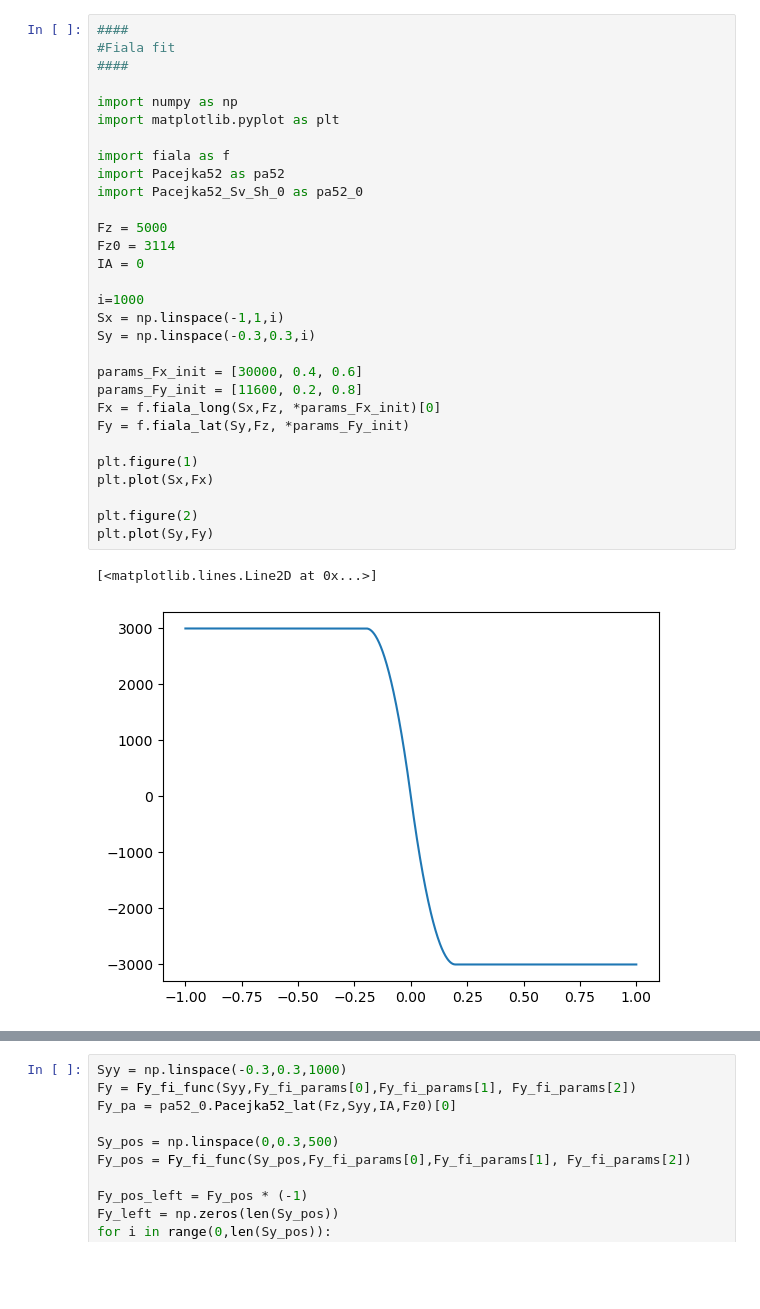
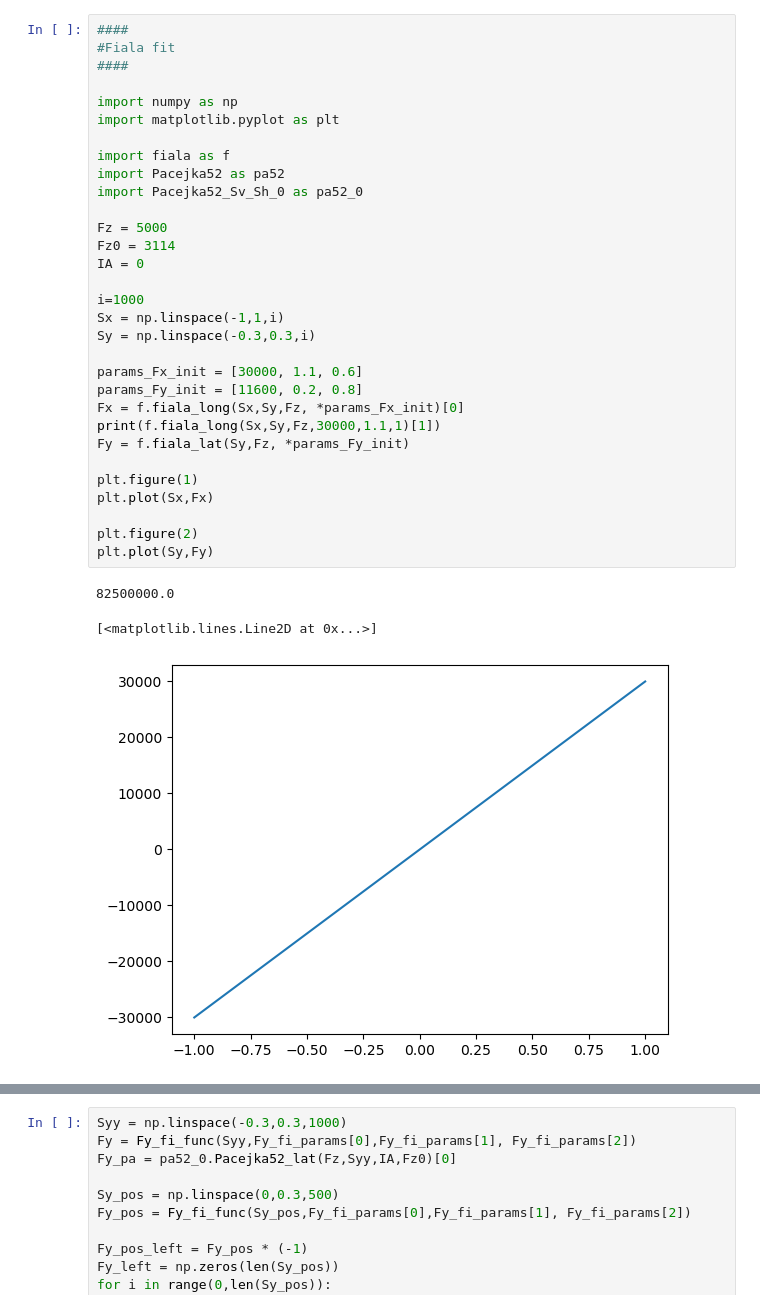
Before and after one commit to BenediktRuhland/SA-Tire-model, a Jupyter notebook: model/fiala_fit.ipynb, the cells around one changed output, grey strips where cells are left out. Cells and saved outputs as stored; diff of their text form; blank space fills up the shorter version.

```diff
--- a/model/fiala_fit.ipynb
+++ b/model/fiala_fit.ipynb
@@ -1,36 +1,38 @@
 # %%
 ####
 #Fiala fit
 ####
 
 import numpy as np
 import matplotlib.pyplot as plt
 
 import fiala as f
 import Pacejka52 as pa52
 import Pacejka52_Sv_Sh_0 as pa52_0
 
 Fz = 5000
 Fz0 = 3114
 IA = 0
 
 i=1000
 Sx = np.linspace(-1,1,i)
 Sy = np.linspace(-0.3,0.3,i)
 
-params_Fx_init = [30000, 0.4, 0.6]
+params_Fx_init = [30000, 1.1, 0.6]
 params_Fy_init = [11600, 0.2, 0.8]
-Fx = f.fiala_long(Sx,Fz, *params_Fx_init)[0]
+Fx = f.fiala_long(Sx,Sy,Fz, *params_Fx_init)[0]
+print(f.fiala_long(Sx,Sy,Fz,30000,1.1,1)[1])
 Fy = f.fiala_lat(Sy,Fz, *params_Fy_init)
 
 plt.figure(1)
 plt.plot(Sx,Fx)
 
 plt.figure(2)
 plt.plot(Sy,Fy)
 # %% [output]
-[<matplotlib.lines.Line2D at 0x...>]
+82500000.0
+[<matplotlib.lines.Line2D at 0x...>]
-[figure, old version]
+[figure, new version]
 [figure]
 # %%
 #Fitting
```
Also changed, not shown: parts of 2 cells of this notebook, 1 other file.
